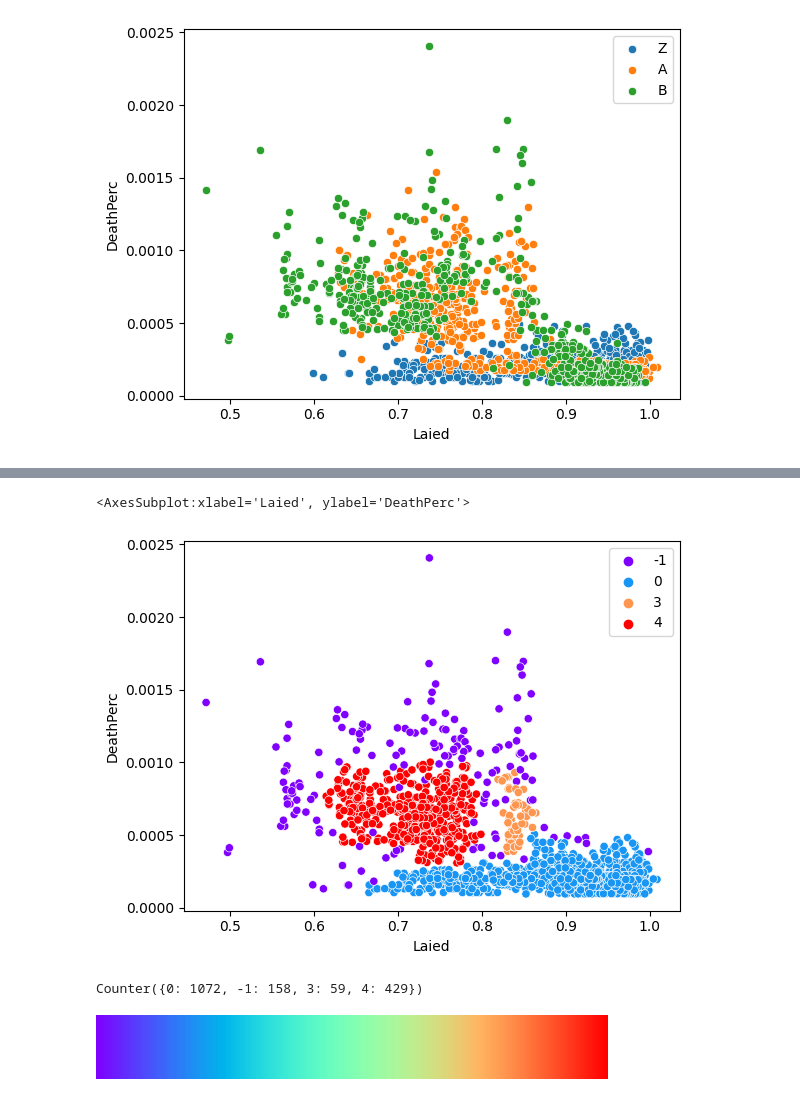
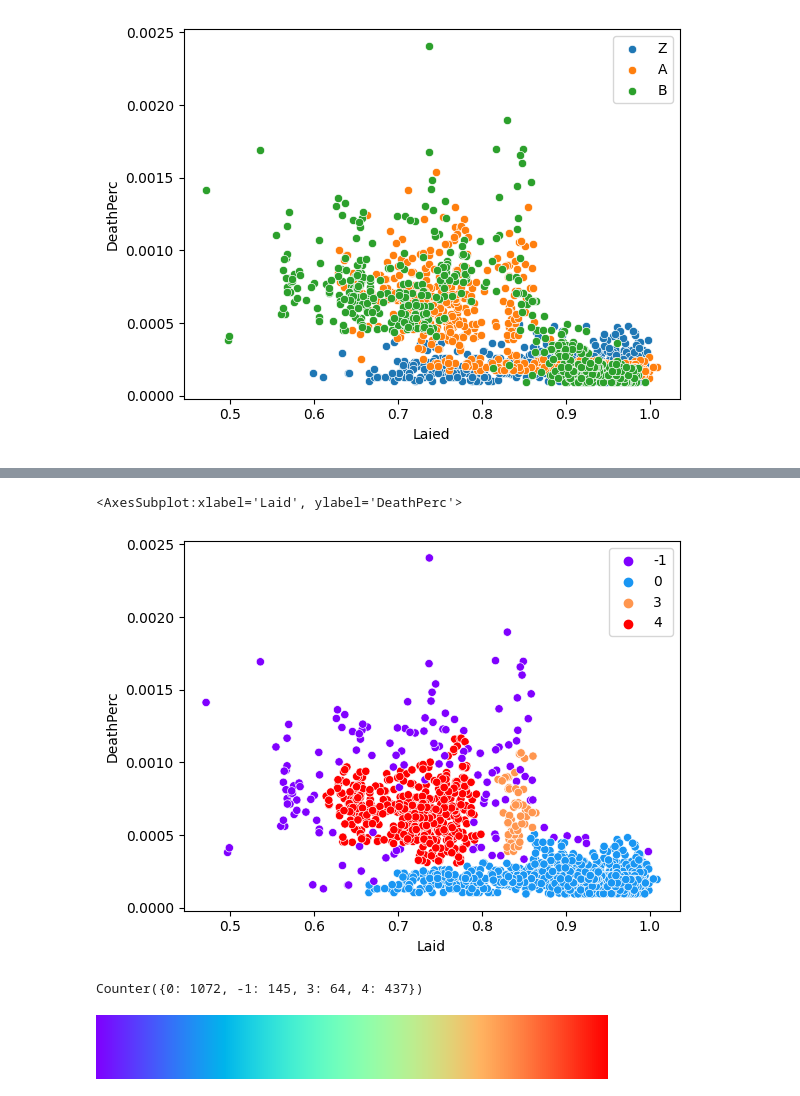
Before and after one commit to CanaliDavide/DASA--Project, a Jupyter notebook: Comparison/Comparison_z_ab.ipynb, the cells around one changed output, grey strips where cells are left out. Saved outputs shown, nothing was run; the diff lists cells and outputs as text; code cells hidden in the pictures.

Commit message:
fixed B and start comparison death season

```diff
--- a/Comparison/Comparison_z_ab.ipynb
+++ b/Comparison/Comparison_z_ab.ipynb
@@ -32,11 +32,14 @@ cycleB = cycleB.drop(columns=["Feed","Water"])
 # %%
 cycleZ=cycleZ.rename(columns={"Date of Laid": "Date"})
 cycleZ.Date = pd.to_datetime(cycleZ.Date, format = '%m/%d/%Y')
-
 cycleA=cycleA.rename(columns={"Date of Laid": "Date"})
 cycleA.Date = pd.to_datetime(cycleA.Date, format = '%m/%d/%Y')
 cycleB=cycleB.rename(columns={"Date of Laid": "Date"})
 cycleB.Date = pd.to_datetime(cycleB.Date, format = '%m/%d/%Y')
+
+cycleZ=cycleZ.rename(columns={"Laied": "Laid"})
+cycleA=cycleA.rename(columns={"Laied": "Laid"})
+cycleB=cycleB.rename(columns={"Laied": "Laid"})
 # %%
 def compareDifferentCycles(dataSets, attribute):
     '''
@@ -123,4 +131,4 @@ cycleTot=cycleTot.rename(columns={"Date" : "Date of Laid"})
 # %%
-label = ut.DensityClustering(cycleTot, ["Laied", "DeathPerc"])
+label = ut.DensityClustering(cycleTot, ["Laid", "DeathPerc"])
 # %% [output]
 [figure]
@@ -128,16 +159,16 @@ label = ut.DensityClustering(cycleTot, ["Laied", "DeathPerc"])
 # %%
 for i in range(len(label)):
-    if label[i] == 8:
-        label[i] = 4
+    if label[i] == 2:
+        label[i] = 0
 # %%
-sns.scatterplot(x="Laied", y="DeathPerc",data=cycleTot, hue=label,legend="full", palette="rainbow")
+sns.scatterplot(x="Laid", y="DeathPerc",data=cycleTot, hue=label,legend="full", palette="rainbow")
 # %% [output]
-<AxesSubplot:xlabel='Laied', ylabel='DeathPerc'>
+<AxesSubplot:xlabel='Laid', ylabel='DeathPerc'>
-[figure, old version]
+[figure, new version]
 # %%
 Counter(label)
 # %% [output]
-Counter({0: 1072, -1: 158, 3: 59, 4: 429})
+Counter({0: 1072, -1: 145, 3: 64, 4: 437})
 # %%
 label_cycleZ = label[:505]
 label_cycleA = label[505:1132]
```
Also changed, not shown: parts of 4 cells of this notebook, 15 other files.
